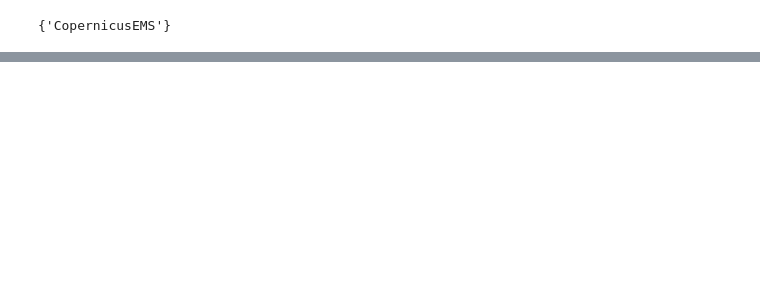
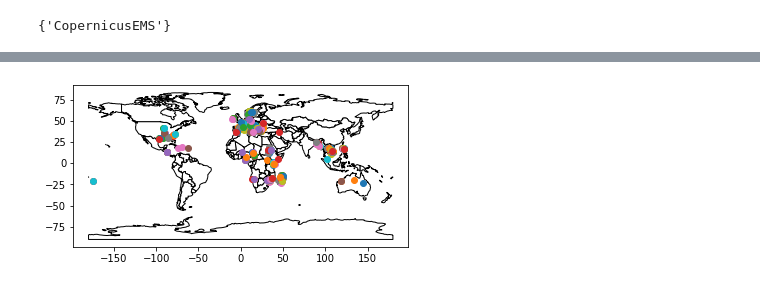
Before and after one commit to williamdevena/Semantic-segmentation-of-flood-event-satellite-imagery, a Jupyter notebook: notebooks/explore_meta.ipynb, the cells around one changed output, grey strips where cells are left out. Drawn from its saved outputs; the diff is of its cells as text; code cells hidden in the pictures; blank space fills up the shorter version.

```diff
--- a/notebooks/explore_meta.ipynb
+++ b/notebooks/explore_meta.ipynb
@@ -31,9 +31,9 @@ data['satellite']
 'Landsat-8'
 # %%
 import glob
-files=glob.glob("../WORLDFLOODS/test/meta/*")
+files=glob.glob("../WORLDFLOODS/val/meta/*")
 # %%
-meta_keys=set(())
+meta_keys=set()
 for file in files:
     with open(file) as f:
         data = json.load(f)
@@ -57,7 +57,7 @@ meta_keys
  'shape',
  'source'}
 # %%
-satellites=set(())
+satellites=set()
 for file in files:
     with open(file) as f:
         data = json.load(f)
@@ -111,0 +120,24 @@ sources
+# %%
+# TO SEE ALL THE LOCATIONS IN TRAIN/VAL/TEST
+
+import glob
+#files=glob.glob("../WORLDFLOODS/test/meta/*")
+files=glob.glob("../WORLDFLOODS/train/meta/*")
+#files=glob.glob("../WORLDFLOODS/val/meta/*")
+coords=[]
+for file in files:
+    with open(file) as f:
+        data = json.load(f)
+    #print((data['bounds'][0],data['bounds'][1]))
+    coords.append((data['bounds'][0],data['bounds'][1]))
+coords
+
+base = world.plot(color='white', edgecolor='black')
+
+#cities = geopandas.read_file(geopandas.datasets.get_path('naturalearth_cities'))
+
+#cities.plot(ax=base, marker='o', color='red', markersize=5);
+for coord in coords:
+    base.scatter(coord[0], coord[1])
+# %% [output]
+[figure, added]
```
Also changed, not shown: parts of 3 cells of this notebook.
